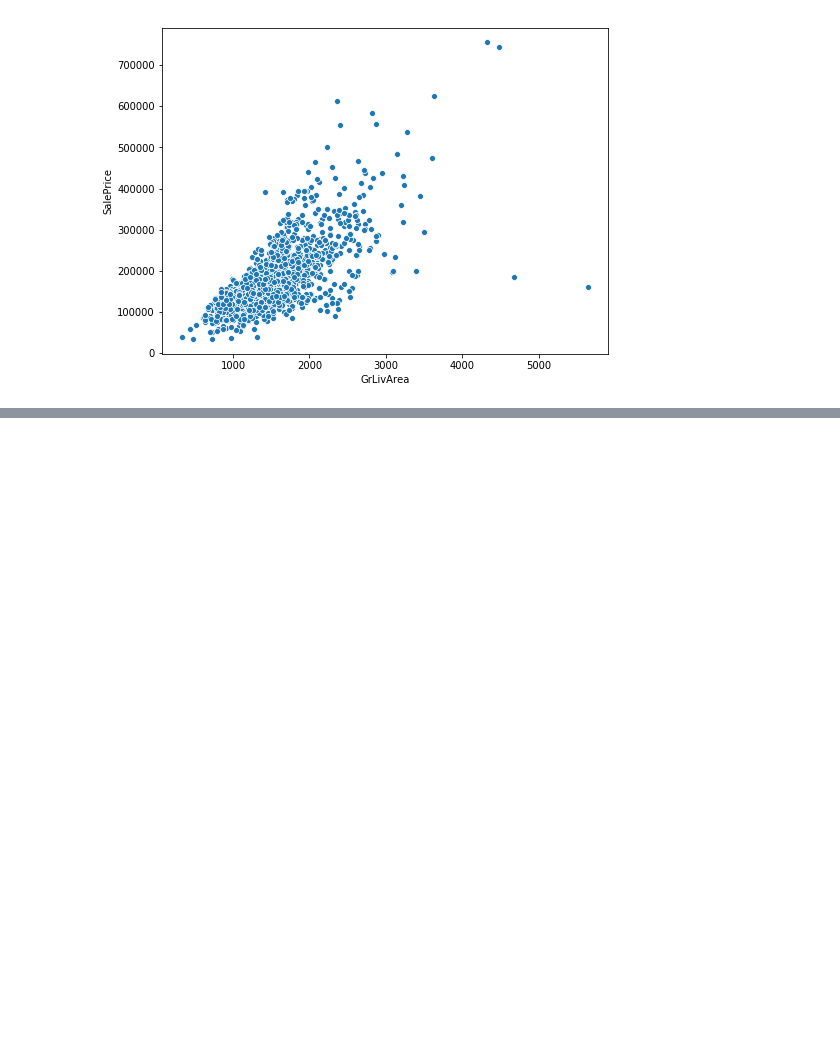
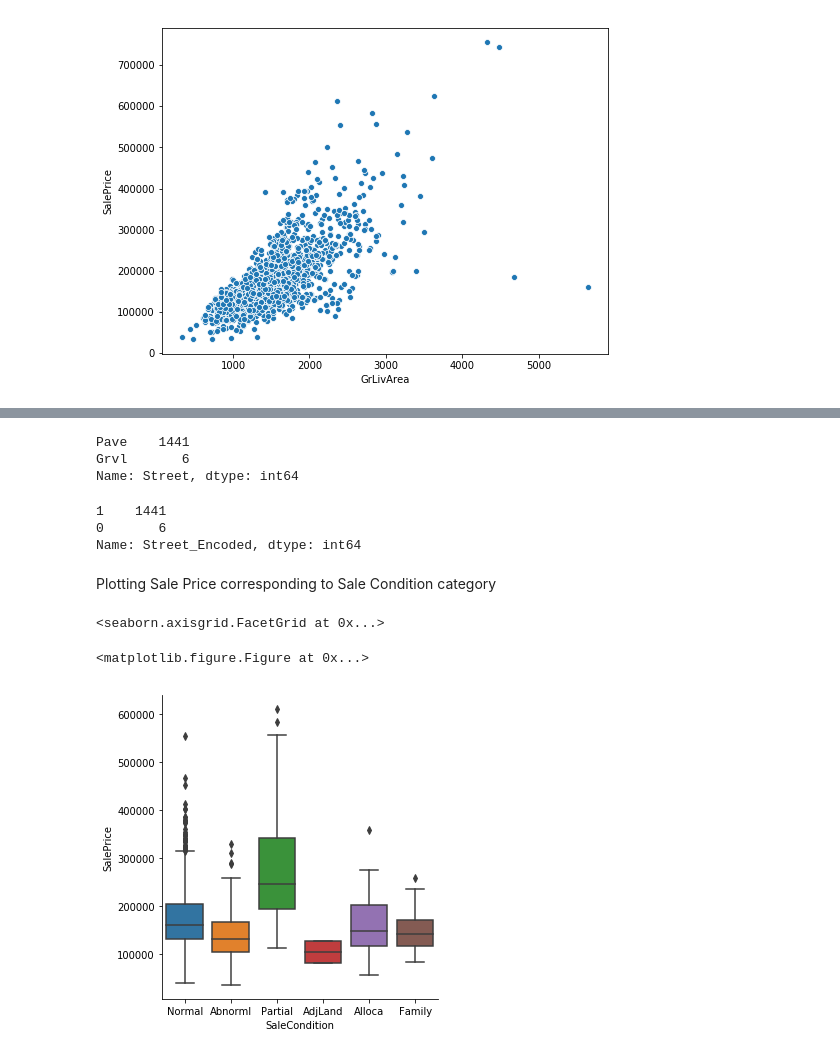
Before and after one commit to SidJain1412/HousePriceRegression, a Jupyter notebook: EDA.ipynb, the cells around one changed output, grey strips where cells are left out. Drawn from its saved outputs; the diff is of its cells as text; code cells hidden in the pictures; blank space fills up the shorter version.

```diff
--- a/EDA.ipynb
+++ b/EDA.ipynb
@@ -142,0 +186,26 @@ We can see that sales price and square footage are closely related
+# %%
+train_df.Street.value_counts()
+# %% [output]
+Pave    1441
+Grvl       6
+Name: Street, dtype: int64
+# %%
+train_df['Street_Encoded'] = pd.get_dummies(train_df.Street, drop_first=True)
+test_df['Street_Encoded'] = pd.get_dummies(test_df.Street, drop_first=True)
+# %%
+train_df.Street_Encoded.value_counts()
+# 1: Paved road
+# 0: Gravel road
+# %% [output]
+1    1441
+0       6
+Name: Street_Encoded, dtype: int64
+# %% [markdown]
+Plotting Sale Price corresponding to Sale Condition category
+# %%
+plt.figure(figsize = (20,6))
+sns.catplot(y='SalePrice', x='SaleCondition', data=train_df, kind="box")
+# %% [output]
+<seaborn.axisgrid.FacetGrid at 0x...>
+<matplotlib.figure.Figure at 0x...>
+[figure, added]
```
Also changed, not shown: parts of 8 cells of this notebook.
